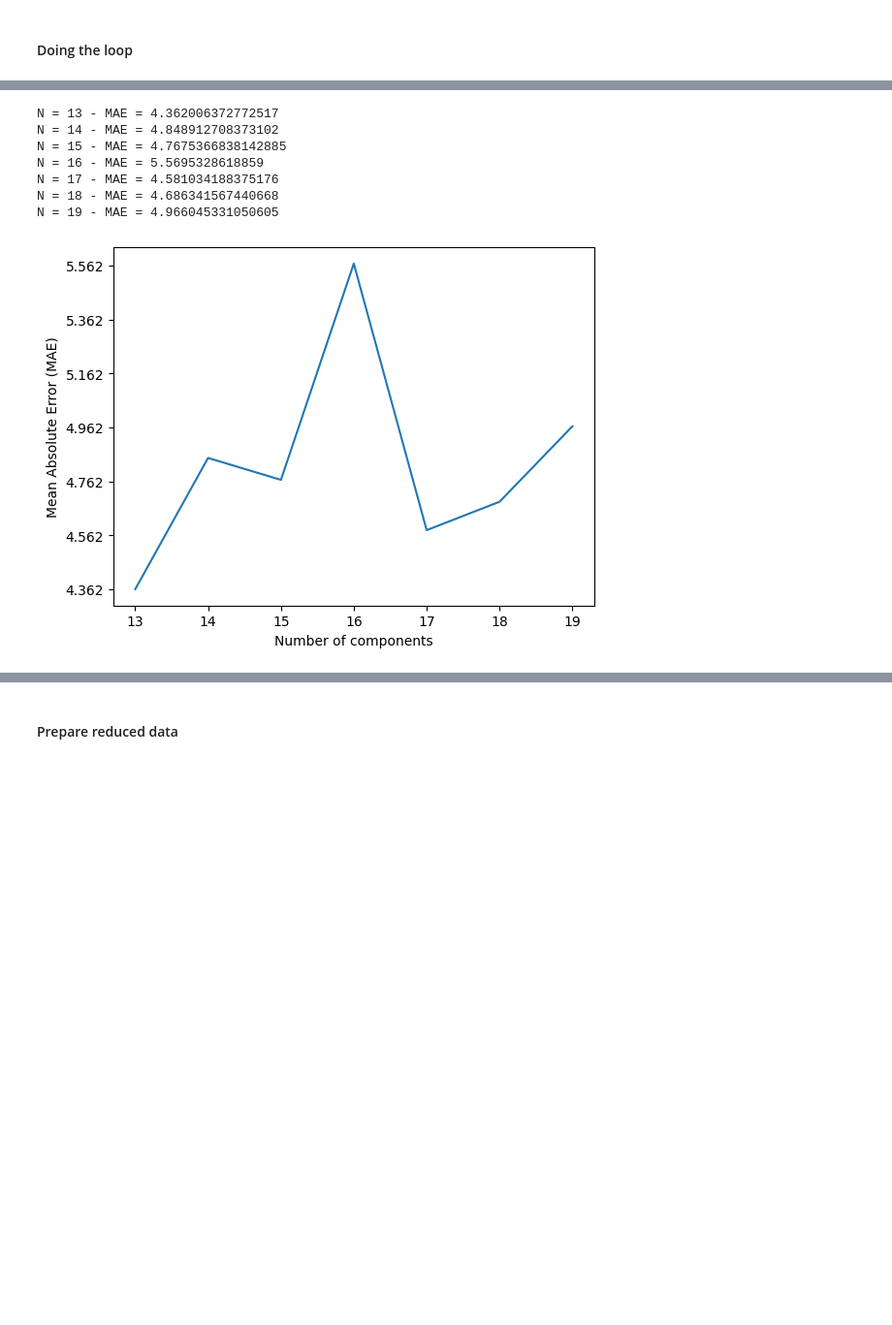
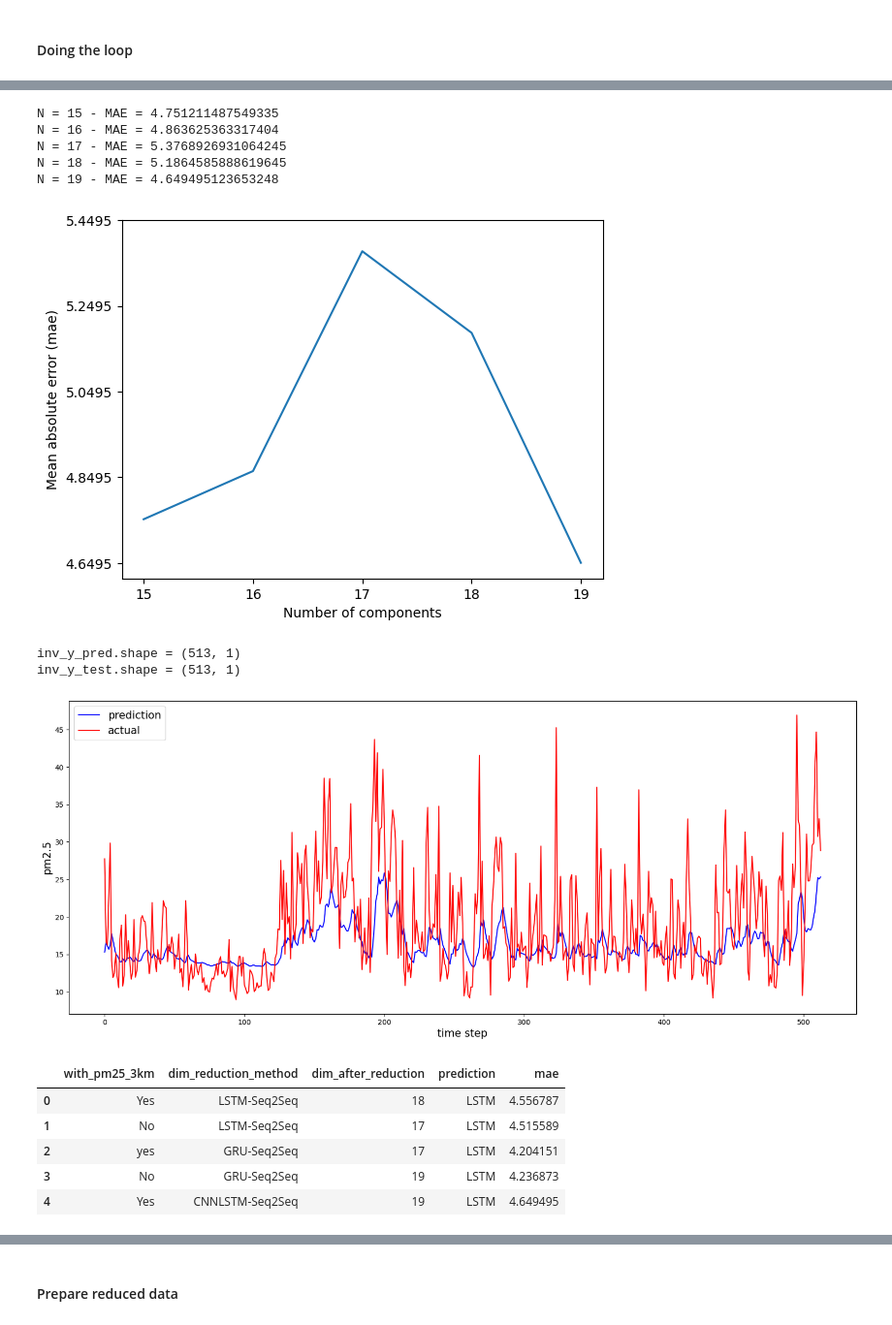
Before and after one commit to tphiepbk/air_quality_index_project, a Jupyter notebook: 1_matching_data_2021_2022.ipynb, the cells around one changed output, grey strips where cells are left out. Shown at 97% size. Saved outputs shown, nothing was run; the diff lists cells and outputs as text; code cells hidden in the pictures; blank space fills up the shorter version.

Commit message:
Compare the reduction results with/without pm25_3km feature
Signed-off-by: Hiep Phuc Thai <itmanagertph@gmail.com>

```diff
--- a/1_matching_data_2021_2022.ipynb
+++ b/1_matching_data_2021_2022.ipynb
@@ -503,7 +556,7 @@ To compare the effect of each method, we will do the following things:
 # %% [markdown]
 ### Evaluation board
 # %%
-evaluation_board = {'dim_reduction_method': [], 'dim_after_reduction': [], 'prediction':[], 'mae': []}
+evaluation_board = {'with_pm25_3km': [], 'dim_reduction_method': [], 'dim_after_reduction': [], 'prediction':[], 'mae': []}
 # %% [markdown]
 ### Range of dimension
 # %%
@@ -517,15 +570,15 @@ for n in RANGE_OF_DIMENSION:
 # %% [markdown]
 #### Doing the loop
 # %%
-loopresults = {i:{"mae": None, "encoded_data": None, "evaluation_data": None} for i in RANGE_OF_DIMENSION}
+loopresults = {i:{"mae": None, "encoded_data": None, "evaluation_data": None, "encoder_model_path": None} for i in RANGE_OF_DIMENSION}
 
 # Loop between min and (number of features - 1) to choose what number is the best
 for n in RANGE_OF_DIMENSION:
-# Apply Seq2seq
+    # Apply Seq2seq
     lstms2s = LSTMSeq2SeqReduction(X_aod_scaled,
                                test_percentage=0.2,
                                latent_dim=n,
-                               n_past=conf["reduction"]["n_past"], n_future = conf["reduction"]["n_future"],
+                               n_past=conf["reduction"]["n_past"], n_future=conf["reduction"]["n_future"],
                                epochs=conf["reduction"]["epochs"], batch_size=conf["reduction"]["batch_size"],
                                verbose=0,
                                model_name=f"aod_lstms2s_dim_reduction_{n}_features")
@@ -845,7 +1215,7 @@ df_gru_s2s_reduced
 # %% [markdown]
 #### Doing the loop
 # %%
-loopresults = {i:{"mae": None, "encoded_data": None, "evaluation_data": None} for i in RANGE_OF_DIMENSION}
+loopresults = {i:{"mae": None, "encoded_data": None, "evaluation_data": None, "encoder_model_path": None} for i in RANGE_OF_DIMENSION}
 
 # Loop between min and (number of features - 1) to choose what number is the best
 for n in RANGE_OF_DIMENSION:
@@ -856,18 +1226,18 @@ for n in RANGE_OF_DIMENSION:
                                         n_past=conf["reduction"]["n_past"], n_future=conf["reduction"]["n_future"],
                                         epochs=conf["reduction"]["epochs"], batch_size=conf["reduction"]["batch_size"],
                                         verbose=0,
-                                        model_name=f"aod_cnnlstm_s2s_dim_reduction_{n}_features")
+                                        model_name=f"aod_cnnlstms2s_dim_reduction_{n}_features")
 
-    X_aod_scaled_cnnlstm_s2s_encoded, encoder_model_path = cnnlstms2s.execute()
+    X_aod_scaled_cnnlstms2s_encoded, encoder_model_path = cnnlstms2s.execute()
 
     cnnlstms2s.get_model_info()
     cnnlstms2s.get_encoder_model_info()
 
     # Prediction
-    y_pred, y_test = predictLSTM(X_aod_scaled_cnnlstm_s2s_encoded, y_aod_scaled,
+    y_pred, y_test = predictLSTM(X_aod_scaled_cnnlstms2s_encoded, y_aod_scaled,
                                 n_past=conf["prediction"]["n_past"], n_future=conf["prediction"]["n_future"],
                                 epochs=conf["prediction"]["epochs"], batch_size=conf["prediction"]["batch_size"],
-                                model_name=f"aod_lstm_cnnlstm_s2s_dim_reduction_{n}_features",
+                                model_name=f"aod_lstm_prediction_with_cnnlstms2s_dim_reduction_{n}_features",
                                 verbose=0)
 
     # Evaluation
@@ -875,7 +1245,7 @@ for n in RANGE_OF_DIMENSION:
 
     # Logging
     loopresults[n]["mae"] = avg_mae
-    loopresults[n]["encoded_data"] = X_aod_scaled_cnnlstm_s2s_encoded
+    loopresults[n]["encoded_data"] = X_aod_scaled_cnnlstms2s_encoded
     loopresults[n]["encoder_model_path"] = encoder_model_path
     loopresults[n]["evaluation_data"] = (all_days_inv_y_pred, all_days_inv_y_test, all_days_mae, avg_mae)
 # %% [output]
@@ -930,38 +1300,60 @@ Model: "aod_cnnlstm_s2s_dim_reduction_13_features_encoder"
 # %%
+# Print out the number of features and corresponding mae
 for n in loopresults.keys():
     print(f"N = {n} - MAE = {loopresults[n]['mae']}")
 
+# visualize the relation between number of features and mae
 values = [loopresults[n]["mae"] for n in RANGE_OF_DIMENSION]
 plt.plot(RANGE_OF_DIMENSION, values)
 plt.xticks(RANGE_OF_DIMENSION)
 plt.xlabel("Number of components")
 plt.yticks(np.arange(min(values), max(values) + 0.1, 0.2))
-plt.ylabel("Mean Absolute Error (MAE)")
+plt.ylabel("Mean absolute error (mae)")
 plt.show()
 
-best_mae = 1000
-best_num_of_components = 0
-best_encoded_data = None
-best_evaluation_data = None
-best_encoder_model_path = None
+# Choose the best number of features
+best_mae, best_num_of_components, best_encoded_data, best_evaluation_data, best_encoder_model_path = 1000, 0, None, None, None
 for n in loopresults.keys():
     if loopresults[n]["mae"] < best_mae:
         best_num_of_components = n
         best_mae = loopresults[n]["mae"]
         best_encoded_data = loopresults[n]["encoded_data"]
         best_evaluation_data = loopresults[n]["evaluation_data"]
         best_encoder_model_path = loopresults[n]["encoder_model_path"]
 
-evaluation_board['dim_reduction_method'] += ["CNN-LSTM-Seq2Seq"]
+# Visualize the prediction
+all_days_inv_y_pred, all_days_inv_y_test, _, _ = best_evaluation_data
+for day in range(conf["prediction"]["n_future"]):
+    inv_y_pred = all_days_inv_y_pred[day,:,:]
+    inv_y_test = all_days_inv_y_test[day,:,:]
+    print(f"inv_y_pred.shape = {inv_y_pred.shape}\ninv_y_test.shape = {inv_y_test.shape}")
+    plot_2_data(data1=inv_y_pred,
+                data2=inv_y_test,
+                datalabel1="prediction",
+                datalabel2="actual",
+                xlabel="time step",
+                ylabel="pm2.5")
+
+# Print out the evaluation board
+evaluation_board['dim_reduction_method'] += ["CNNLSTM-Seq2Seq"]
 evaluation_board['dim_after_reduction'] += [best_num_of_components]
 evaluation_board['prediction'] += ["LSTM"]
 evaluation_board['mae'] += [best_mae]
+evaluation_board['with_pm25_3km'] += ["Yes"]
+pd.DataFrame(evaluation_board)
 # %% [output]
-N = 13 - MAE = 4.362006372772517
-N = 14 - MAE = 4.848912708373102
-N = 15 - MAE = 4.7675366838142885
-N = 16 - MAE = 5.5695328618859
-N = 17 - MAE = 4.581034188375176
-N = 18 - MAE = 4.686341567440668
-N = 19 - MAE = 4.966045331050605
+N = 15 - MAE = 4.751211487549335
+N = 16 - MAE = 4.863625363317404
+N = 17 - MAE = 5.3768926931064245
+N = 18 - MAE = 5.1864585888619645
+N = 19 - MAE = 4.649495123653248
-[figure, old version]
+[figure, new version]
+inv_y_pred.shape = (513, 1)
+inv_y_test.shape = (513, 1)
+[figure, added]
+|  | with_pm25_3km | dim_reduction_method | dim_after_reduction | prediction | mae |
+| 0 | Yes | LSTM-Seq2Seq | 18 | LSTM | 4.556787 |
+| 1 | No | LSTM-Seq2Seq | 17 | LSTM | 4.515589 |
+| 2 | yes | GRU-Seq2Seq | 17 | LSTM | 4.204151 |
+| 3 | No | GRU-Seq2Seq | 19 | LSTM | 4.236873 |
+| 4 | Yes | CNNLSTM-Seq2Seq | 19 | LSTM | 4.649495 |
```
Also changed, not shown: parts of 78 cells of this notebook, 2 other files.
